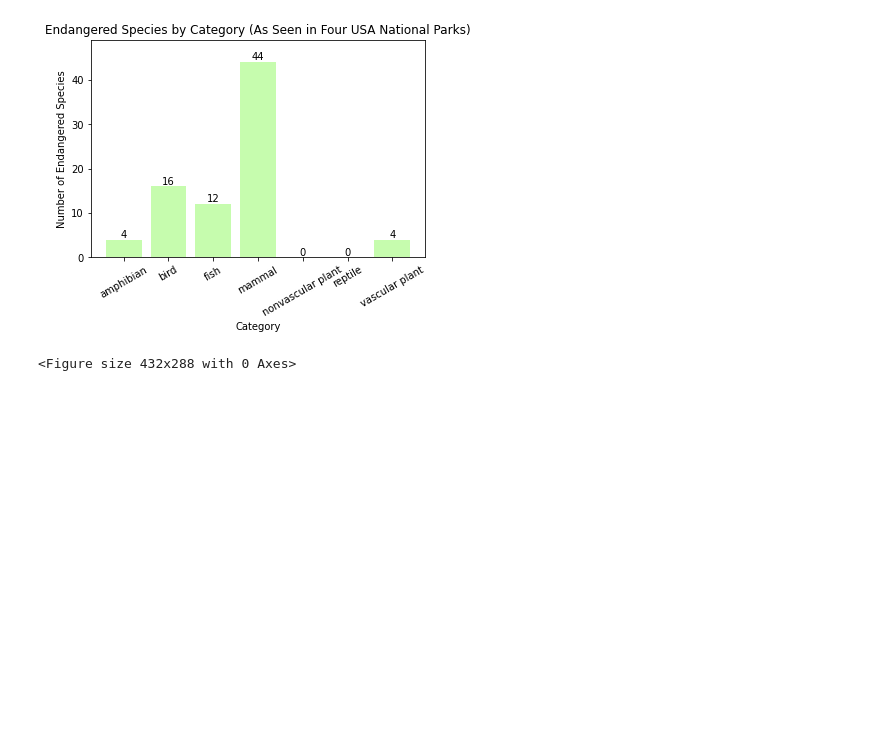
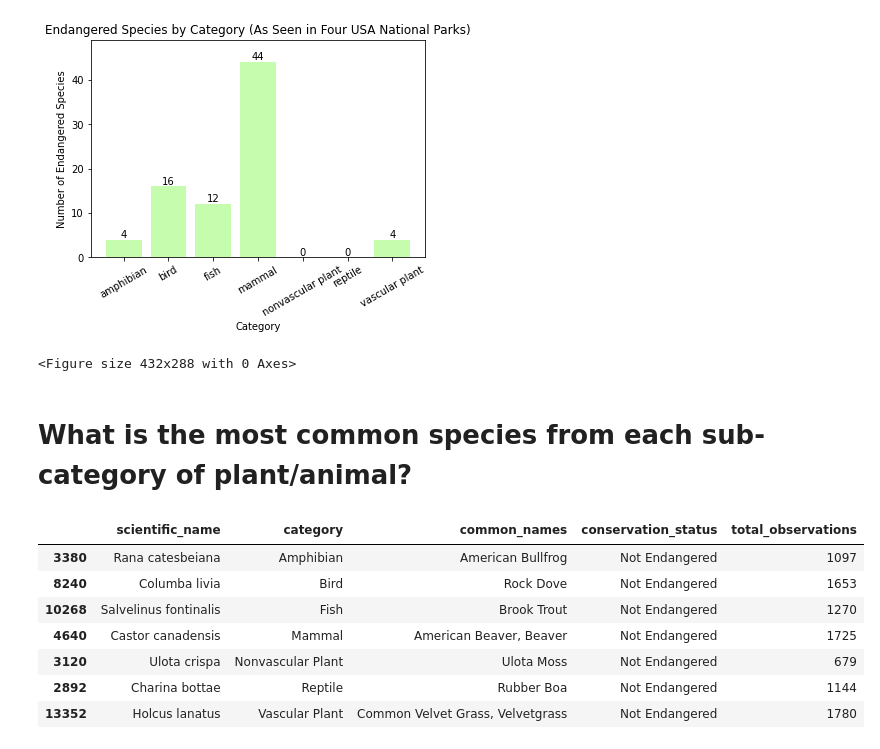
Before and after one commit to zarzarbinks0702/Biodiversity-In-National-Parks, a Jupyter notebook: biodiversity.ipynb, the cells around one changed output. Drawn from its saved outputs; the diff is of its cells as text; code cells hidden in the pictures; blank space fills up the shorter version.

```diff
--- a/biodiversity.ipynb
+++ b/biodiversity.ipynb
@@ -121,3 +121,34 @@ plt.tight_layout()
 plt.savefig("Images/endangered_species_by_category.png")
 # %% [output]
 <Figure size 432x288 with 0 Axes>
+# %% [markdown]
+# What is the most common species from each sub-category of plant/animal?
+# %%
+def common_species(list_of_df):
+    most_common_species = []
+    for df in list_of_df:
+        species = df.drop_duplicates(subset=['scientific_name', 'park_name', 'observations'], keep='first', inplace=False)
+        df_groups = species.groupby('scientific_name')
+        df_obvs = df_groups.sum('observations').sort_values('observations', ascending=False)
+        top_df_count = df_obvs.iloc[0]
+        top_df = df_groups.get_group(top_df_count.name)
+        top_df.drop(['park_name', 'observations'], axis=1, inplace=True)
+        df_species = top_df.iloc[0]
+        df_species['total_observations'] = top_df_count.values[0]
+        most_common_species.append(df_species)
+    return most_common_species
+# %%
+category_df_list = [amphibian, bird, fish, mammal, nonvascular_plant, reptile, vascular_plant]
+most_common_species = common_species(category_df_list)
+# %%
+most_common_species_df = pd.DataFrame(most_common_species)
+most_common_species_df
+# %% [output]
+|  | scientific_name | category | common_names | conservation_status | total_observations |
+| 3380 | Rana catesbeiana | Amphibian | American Bullfrog | Not Endangered | 1097 |
+| 8240 | Columba livia | Bird | Rock Dove | Not Endangered | 1653 |
+| 10268 | Salvelinus fontinalis | Fish | Brook Trout | Not Endangered | 1270 |
+| 4640 | Castor canadensis | Mammal | American Beaver, Beaver | Not Endangered | 1725 |
+| 3120 | Ulota crispa | Nonvascular Plant | Ulota Moss | Not Endangered | 679 |
+| 2892 | Charina bottae | Reptile | Rubber Boa | Not Endangered | 1144 |
+| 13352 | Holcus lanatus | Vascular Plant | Common Velvet Grass, Velvetgrass | Not Endangered | 1780 |
```
Also changed, not shown: parts of 3 cells of this notebook.
